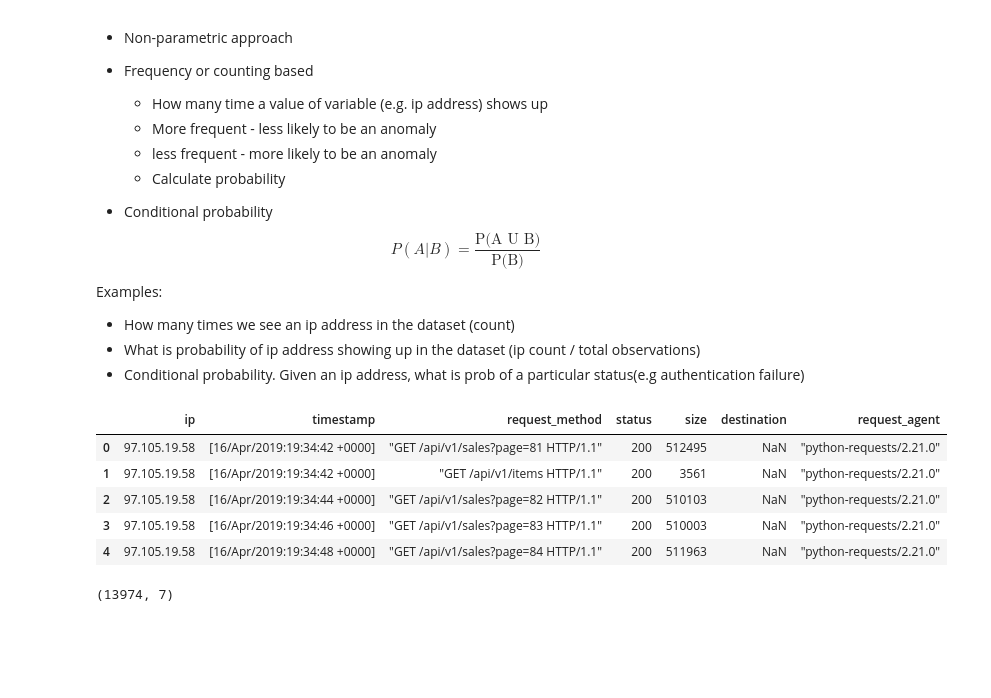
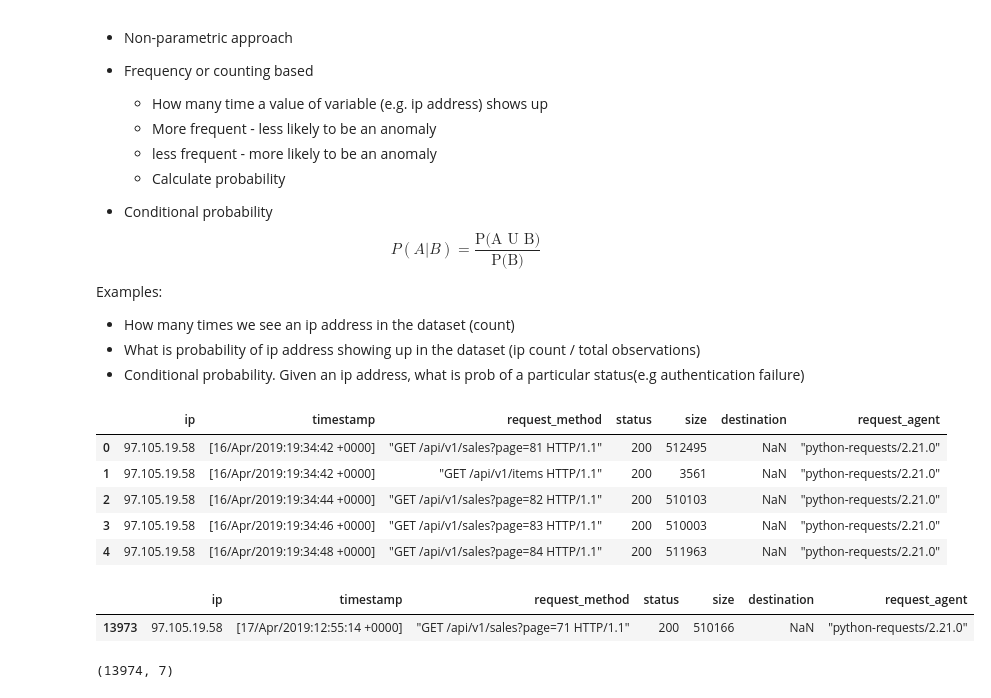
Before and after one commit to cindyvillanuevads/anomaly-detection-exercises, a Jupyter notebook: AD-discrete-probabilistic.ipynb, the cells around one changed output. Saved outputs shown, nothing was run; the diff lists cells and outputs as text; code cells hidden in the pictures; blank space fills up the shorter version.

```diff
--- a/AD-discrete-probabilistic.ipynb
+++ b/AD-discrete-probabilistic.ipynb
@@ -48,6 +48,11 @@ df_orig.head()
 | 2 | 97.105.19.58 | [16/Apr/2019:19:34:44 +0000] | "GET /api/v1/sales?page=82 HTTP/1.1" | 200 | 510103 | NaN | "python-requests/2.21.0" |
 | 3 | 97.105.19.58 | [16/Apr/2019:19:34:46 +0000] | "GET /api/v1/sales?page=83 HTTP/1.1" | 200 | 510003 | NaN | "python-requests/2.21.0" |
 | 4 | 97.105.19.58 | [16/Apr/2019:19:34:48 +0000] | "GET /api/v1/sales?page=84 HTTP/1.1" | 200 | 511963 | NaN | "python-requests/2.21.0" |
+# %%
+df_orig.tail(1)
+# %% [output]
+|  | ip | timestamp | request_method | status | size | destination | request_agent |
+| 13973 | 97.105.19.58 | [17/Apr/2019:12:55:14 +0000] | "GET /api/v1/sales?page=71 HTTP/1.1" | 200 | 510166 | NaN | "python-requests/2.21.0" |
 # %%
 df_orig.shape
 # %% [output]
```
Also changed, not shown: parts of 4 cells of this notebook.
